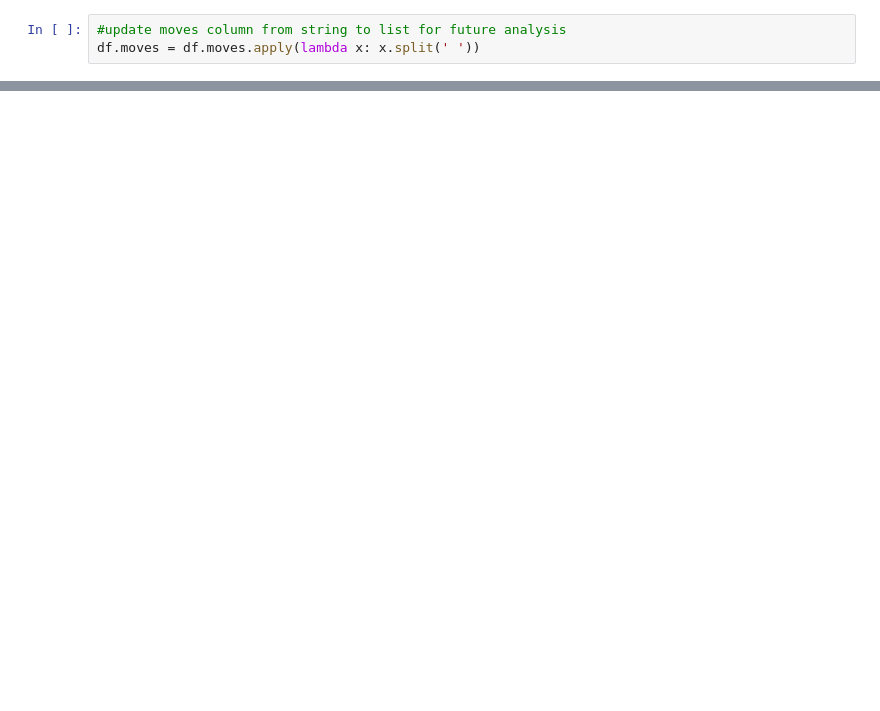
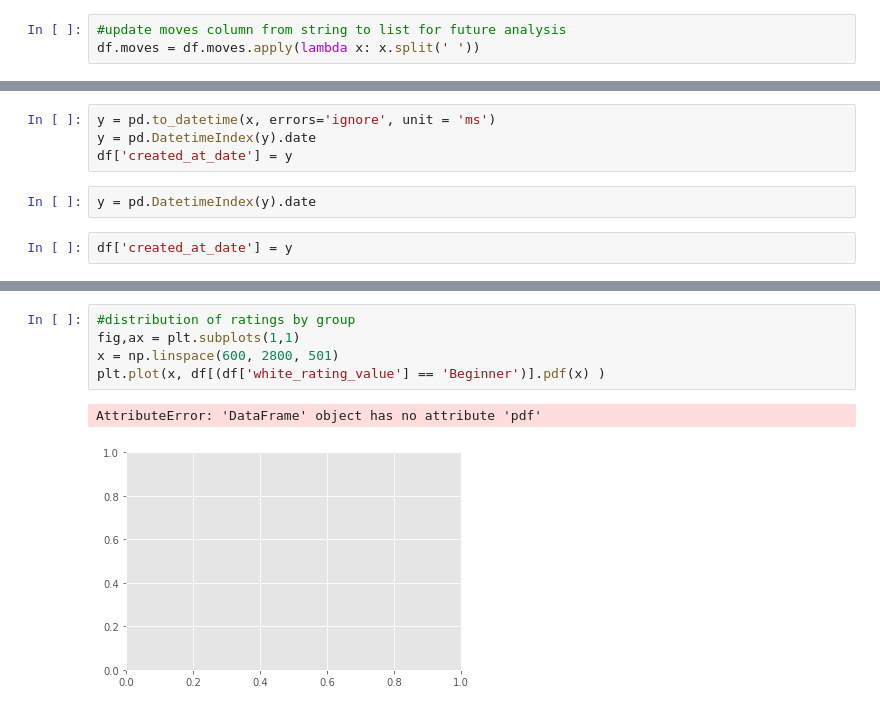
Before and after one commit to rmesrobi/Chess-Openings-EDA, a Jupyter notebook: chess_hypo_work.ipynb, the cells around one changed output, grey strips where cells are left out. Drawn from its saved outputs; the diff is of its cells as text; blank space fills up the shorter version.

```diff
--- a/chess_hypo_work.ipynb
+++ b/chess_hypo_work.ipynb
@@ -147,0 +159,8 @@ for i in input:
+# %%
+y = pd.to_datetime(x, errors='ignore', unit = 'ms')
+y = pd.DatetimeIndex(y).date
+df['created_at_date'] = y
+# %%
+y = pd.DatetimeIndex(y).date
+# %%
+df['created_at_date'] = y
@@ -147,0 +242,8 @@ for i in input:
+# %%
+#distribution of ratings by group
+fig,ax = plt.subplots(1,1)
+x = np.linspace(600, 2800, 501)
+plt.plot(x, df[(df['white_rating_value'] == 'Beginner')].pdf(x) )
+# %% [output]
+AttributeError: 'DataFrame' object has no attribute 'pdf'
+[figure, added]
```
Also changed, not shown: parts of 35 cells of this notebook.
